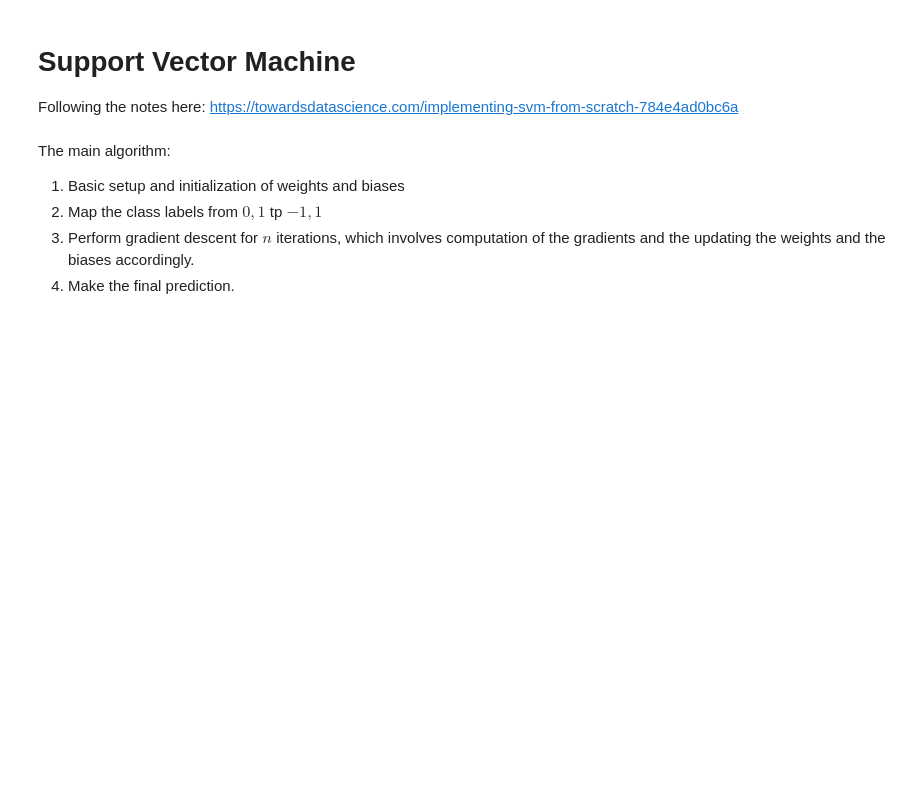
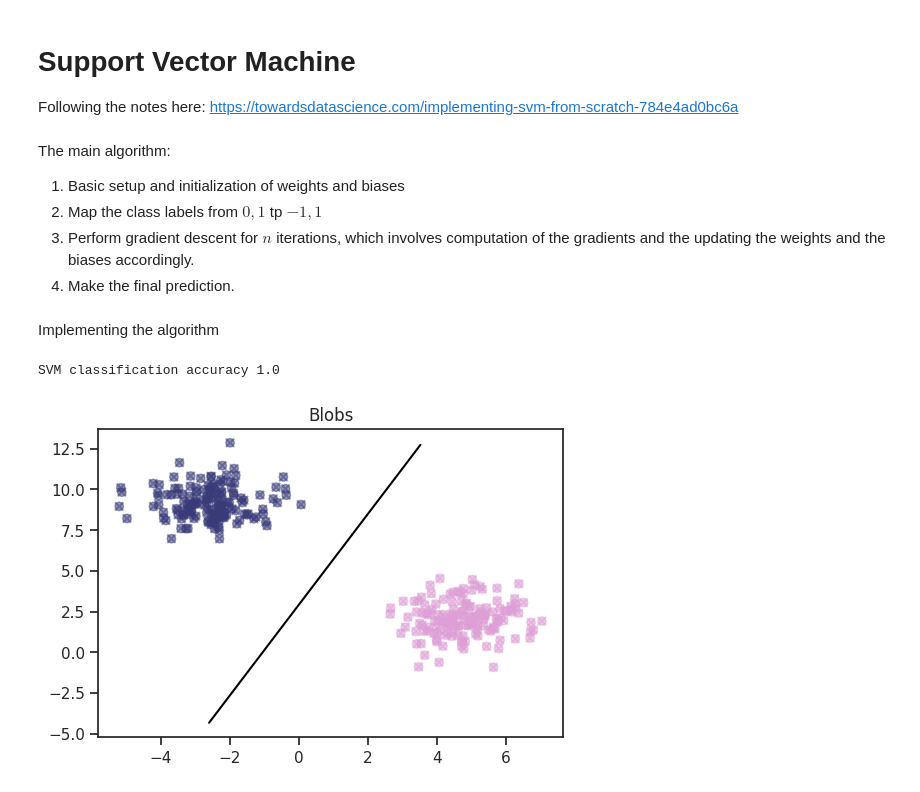
Before and after one commit to mshajarrazip/ML-Algorithm-Study, a Jupyter notebook: support-vector-machine.ipynb, the cells around one changed output. Saved outputs shown, nothing was run; the diff lists cells and outputs as text; code cells hidden in the pictures; blank space fills up the shorter version.

Commit message:
Add boundary in SVM - to further study the math

```diff
--- a/support-vector-machine.ipynb
+++ b/support-vector-machine.ipynb
@@ -3,8 +3,12 @@
 
 Following the notes here: https://towardsdatascience.com/implementing-svm-from-scratch-784e4ad0bc6a
 # %%
+import random
 import numpy as np
 import matplotlib.pyplot as plt
+
+import seaborn as sns
+sns.set(style='ticks')
 # %% [markdown]
 The main algorithm:
 1. Basic setup and initialization of weights and biases
@@ -81,4 +85,12 @@ class SVM:
 
 
     def predict(self, X):
-        pass
+        estimate = np.dot(X, self.w) + self.b
+
+        # compute the sign
+        prediction = np.sign(estimate)
+
+        # map {-1, 1} to {0, 1}
+        return np.where(prediction < 0, 0, 1)
+# %% [markdown]
+Implementing the algorithm
@@ -84,0 +100,33 @@ class SVM:
+# %%
+X, y = make_blobs(
+    n_samples=1000, centers=2, n_features=2, random_state=42
+)
+X_train, X_test, y_train, y_test = train_test_split(
+    X, y, test_size=0.3, shuffle=True, random_state=42
+)
+# %%
+clf = SVM(n_iters=1000)
+clf.fit(X_train, y_train)
+predictions = clf.predict(X_test)
+
+def accuracy(y_true, y_pred):
+    accuracy = np.sum(y_true == y_pred) / len(y_true)
+    return accuracy
+
+print("SVM classification accuracy", accuracy(y_test, predictions))
+# %% [output]
+SVM classification accuracy 1.0
+# %%
+_, ax = plt.subplots(figsize=(6, 4))
+ax.scatter(X_test[:, 0], X_test[:, 1], c=y_test, cmap='tab20b', alpha=0.5, label='Actual')
+ax.scatter(X_test[:, 0], X_test[:, 1], c=predictions, cmap='tab20b', alpha=0.5, marker='x', label='Predicted')
+
+# plot the decision boundary
+boundary_x = np.linspace(X_test[:, 0].min()/2, X_test[:, 0].max()/2, 100).reshape(-1)
+boundary_y = - (clf.w[0] * boundary_x + clf.b) / clf.w[1]
+ax.plot(boundary_x, boundary_y, color='black', label='Decision Boundary')
+
+ax.set_title('Blobs')
+plt.show()
+# %% [output]
+[figure, added]
```
Also changed, not shown: parts of 1 cell of this notebook, 1 other file.
